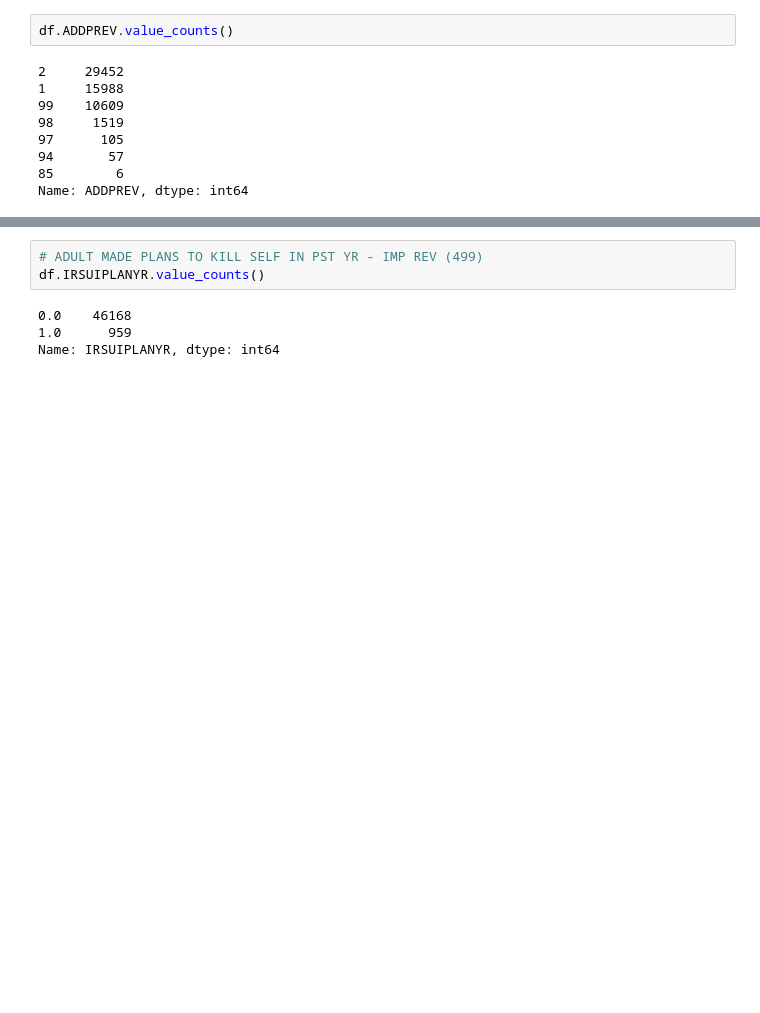
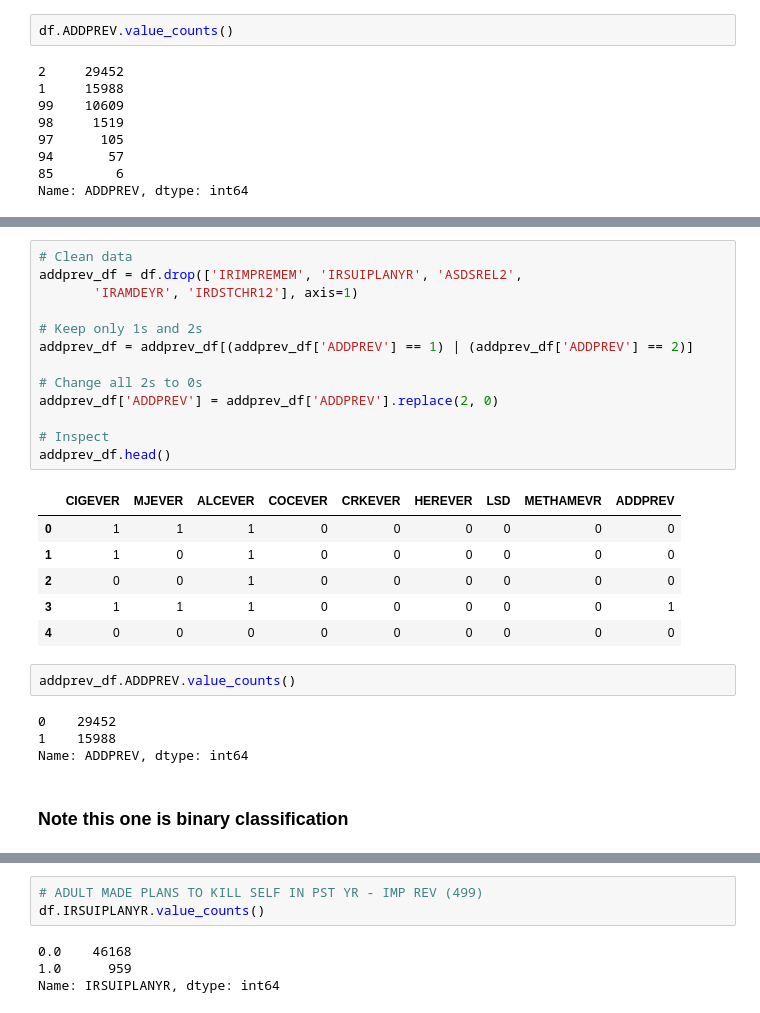
Before and after one commit to melissaprax/substance-use-mental-illness-analysis, a Jupyter notebook: fresh_look.ipynb, the cells around one changed output, grey strips where cells are left out. Drawn from its saved outputs; the diff is of its cells as text; blank space fills up the shorter version.

```diff
--- a/fresh_look.ipynb
+++ b/fresh_look.ipynb
@@ -111,0 +162,28 @@ Name: ADDPREV, dtype: int64
+# %%
+# Clean data
+addprev_df = df.drop(['IRIMPREMEM', 'IRSUIPLANYR', 'ASDSREL2',
+       'IRAMDEYR', 'IRDSTCHR12'], axis=1)
+
+# Keep only 1s and 2s
+addprev_df = addprev_df[(addprev_df['ADDPREV'] == 1) | (addprev_df['ADDPREV'] == 2)]
+
+# Change all 2s to 0s
+addprev_df['ADDPREV'] = addprev_df['ADDPREV'].replace(2, 0)
+
+# Inspect
+addprev_df.head()
+# %% [output]
+|  | CIGEVER | MJEVER | ALCEVER | COCEVER | CRKEVER | HEREVER | LSD | METHAMEVR | ADDPREV |
+| 0 | 1 | 1 | 1 | 0 | 0 | 0 | 0 | 0 | 0 |
+| 1 | 1 | 0 | 1 | 0 | 0 | 0 | 0 | 0 | 0 |
+| 2 | 0 | 0 | 1 | 0 | 0 | 0 | 0 | 0 | 0 |
+| 3 | 1 | 1 | 1 | 0 | 0 | 0 | 0 | 0 | 1 |
+| 4 | 0 | 0 | 0 | 0 | 0 | 0 | 0 | 0 | 0 |
+# %%
+addprev_df.ADDPREV.value_counts()
+# %% [output]
+0    29452
+1    15988
+Name: ADDPREV, dtype: int64
+# %% [markdown]
+### Note this one is binary classification
```
Also changed, not shown: parts of 13 cells of this notebook.
